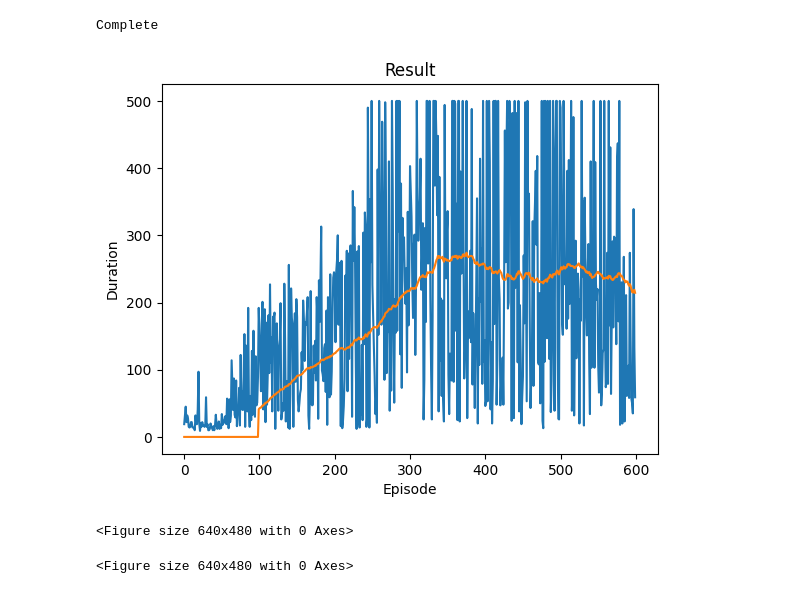
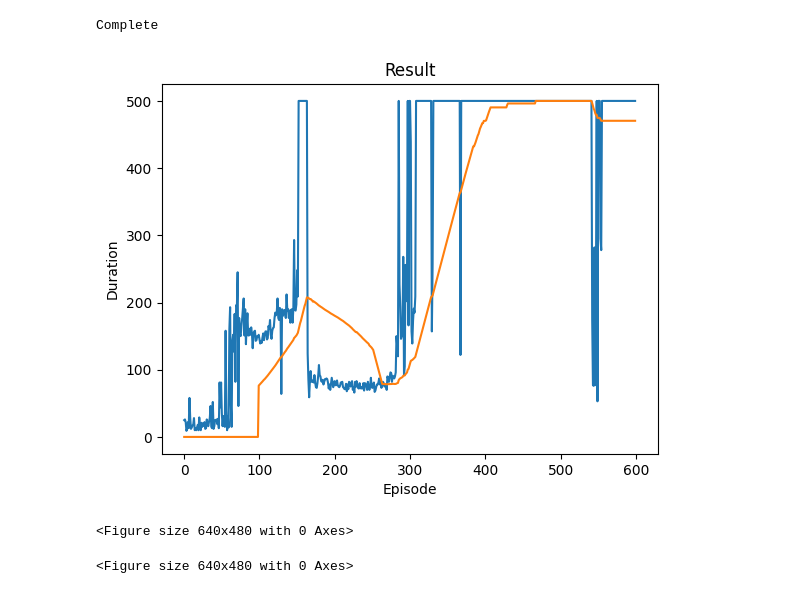
Before and after one commit to hudsonchen/F2BMLD, a Jupyter notebook: DQN.ipynb, the cells around one changed output. Drawn from its saved outputs; the diff is of its cells as text; code cells hidden in the pictures.

Commit message:
change_done_to_terminates

```diff
--- a/DQN.ipynb
+++ b/DQN.ipynb
@@ -27,7 +27,7 @@ class RandomActionWrapper(gym.Wrapper):
 
 
 env = gym.make("CartPole-v1")
-noise_level = 0.4
+noise_level = 0.0
 
 if noise_level > 0.0:
     env = RandomActionWrapper(env, eps=noise_level)
@@ -239,40 +239,40 @@ for i_episode in range(num_episodes):
         reward = torch.tensor([reward], device=device)
         done = terminated or truncated
 
-        if terminated:
+        if done:
             next_state = None
         else:
             next_state = torch.tensor(observation, dtype=torch.float32, device=device).unsqueeze(0)
 
         # Store the transition in memory
         memory.push(state, action, next_state, reward)
 
         # Move to the next state
         state = next_state
 
         # Perform one step of the optimization (on the policy network)
         optimize_model()
 
         # Soft update of the target network's weights
         # θ′ ← τ θ + (1 −τ )θ′
         target_net_state_dict = target_net.state_dict()
         policy_net_state_dict = policy_net.state_dict()
         for key in policy_net_state_dict:
             target_net_state_dict[key] = policy_net_state_dict[key]*TAU + target_net_state_dict[key]*(1-TAU)
         target_net.load_state_dict(target_net_state_dict)
 
         if done:
             episode_durations.append(t + 1)
             plot_durations()
             break
 
 print('Complete')
 plot_durations(show_result=True)
 plt.ioff()
 plt.show()
 # %% [output]
 Complete
-[figure, old version]
+[figure, new version]
 <Figure size 640x480 with 0 Axes>
 <Figure size 640x480 with 0 Axes>
 # %%
```
Also changed, not shown: 6 other files.
